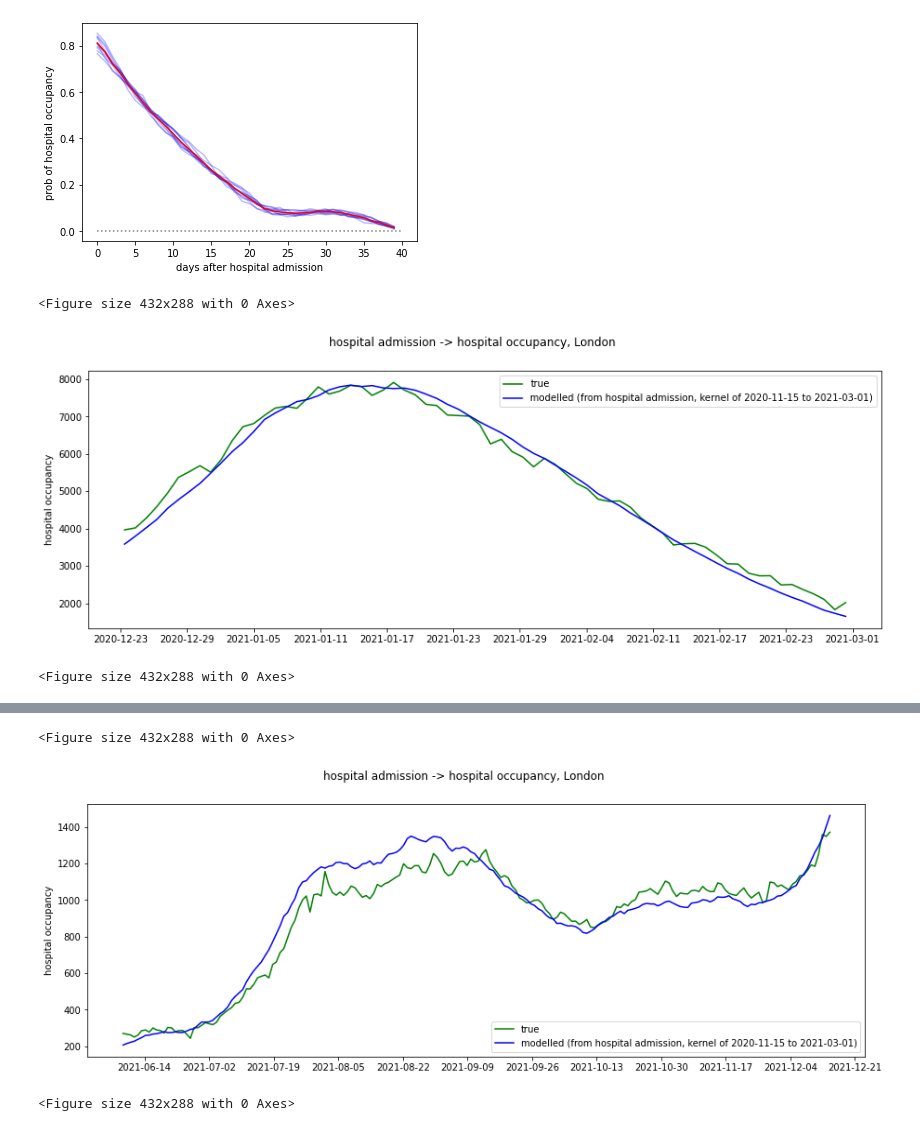
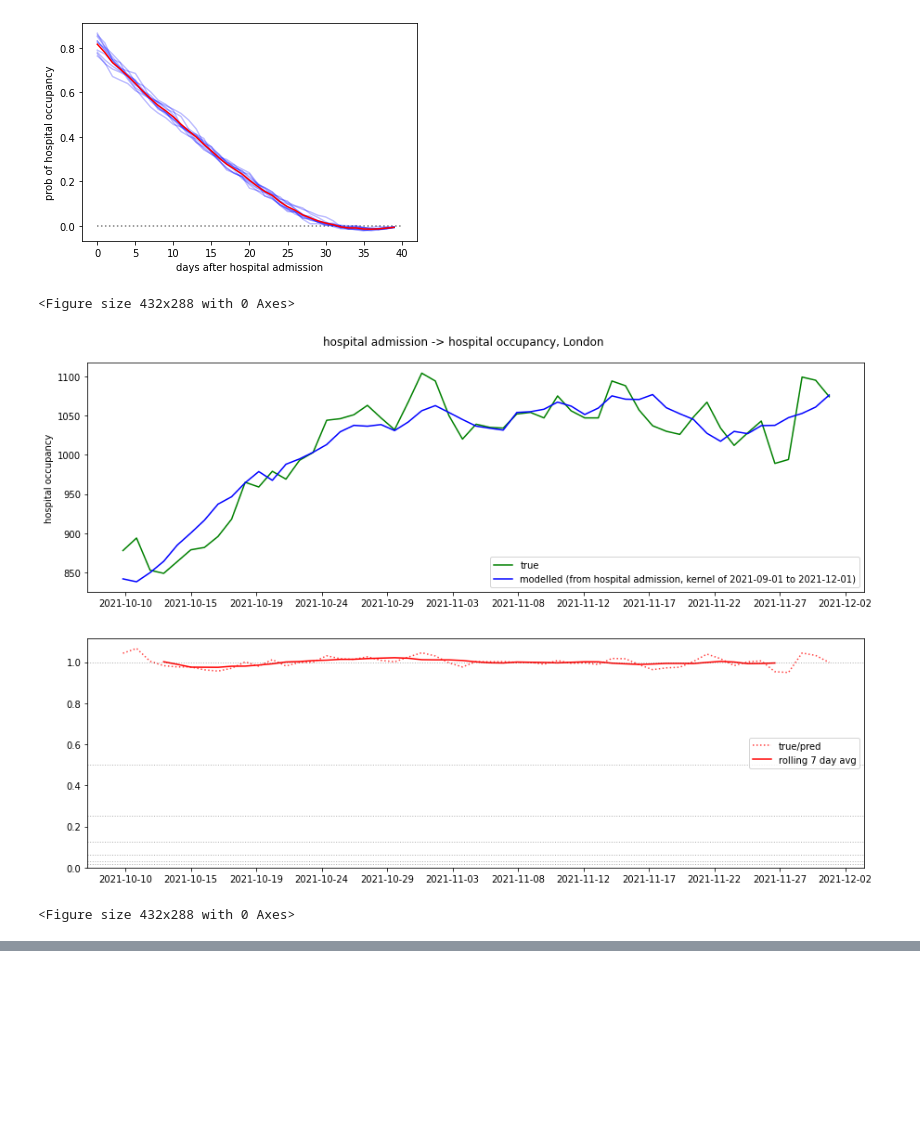
Before and after one commit to nicfreeman1209/covid-19, a Jupyter notebook: conv-estimator/conv_estimator_cumul.ipynb, the cells around one changed output, grey strips where cells are left out. Drawn from its saved outputs; the diff is of its cells as text; code cells hidden in the pictures; blank space fills up the shorter version.

```diff
--- a/conv-estimator/conv_estimator_cumul.ipynb
+++ b/conv-estimator/conv_estimator_cumul.ipynb
@@ -88,9 +88,9 @@ in_event = ""
 out_event = ""
 geographical_context = ""
 
-train_start_date = "2020-11-15"
-train_end_date = "2021-03-01"
-test_start_date = "2021-05-01"
+train_start_date = "2021-09-01"
+train_end_date = "2021-12-01"
+test_start_date = "2021-10-01"
 test_end_date = top_date
 # %%
 # set: England hosp admissions -> hosp occupancy
@@ -175,7 +175,7 @@ _minimizers = []
 
 for i in range(10):
     optimizer = GlobalBestPSO(n_particles=n_particles, dimensions=n_dim, options=options, bounds=bounds, init_pos=init_pos)
-    cost, pos = optimizer.optimize(g, 2000, verbose=True, n_processes=10)
+    cost, pos = optimizer.optimize(g, 1000, verbose=True, n_processes=10)
     _minimizers.append(pos)
 minimizers = np.array(_minimizers)
 # %% [output]
@@ -208,52 +208,47 @@ for i in range(len(minimizers[0])):
 avg_minimizer = np.array(avg_minimizer)
 plt.plot(z, cumsumflip(avg_minimizer), color="red", alpha=1)
 plt.xlabel("days after %s" % in_event)
 plt.ylabel("prob of %s" % out_event)
 plt.hlines(0, 0,len(z), ls="dotted", alpha=0.5, color="black")
 plt.savefig("%s__%s__kernel.png" % (in_event, out_event), bbox_inches='tight', facecolor='white', transparent=False)
 plt.show()
 
 def log2(a):
     return math.log2(a) if a>0 else math.log2(-a) if a<0 else 0
 
 # show fit to training & testing
 def make_graph(dates, kernel, in_stream, out_stream, test_train):
     plt.clf()
     assert(len(in_stream)==len(out_stream))
     assert(len(kernel)<=len(in_stream))
     true, pred = _g(avg_minimizer, in_stream, out_stream)
     x = dates[-len(true):]
-    fig, ax1 = plt.subplots(1,1, figsize=(15,5))
+    fig, axes = plt.subplots(2,1, figsize=(15,10))
+    ax1,ax2 = axes
     ax1.plot(x, true, color="green", label="true")
     ax1.plot(x, pred, color="blue", label="modelled (from %s, kernel of %s to %s)" % (in_event, train_start_date, train_end_date))
     ax1.set_ylabel("%s" % out_event)
     ax1.legend()
-    ax = plt.gca()
     n_marks = 11
-    ax.xaxis.set_major_locator(ticker.MultipleLocator(len(x)/n_marks))
-    fig.suptitle("%s -> %s, %s" % (in_event, out_event, geographical_context))
+    ax1.xaxis.set_major_locator(ticker.MultipleLocator(len(x)/n_marks))
+
+    ax2.plot(x, true/pred, color="red", alpha=0.75, ls="dotted", label="true/pred")
+    ax2.plot(x, N_avg_preserve(true/pred), color="red", label="rolling 7 day avg")
+    #ax2.axhline(y=(true/pred)[-1], ls="dashed", lw=1, alpha=0.3, color="black")
+    for i in range(7):
+        ax2.axhline(y=2**(-i), ls="dotted", lw=1, alpha=0.3, color="black")
+    ax2.set_ylim(0,None)
+    ax2.legend()
+    ax2.xaxis.set_major_locator(ticker.MultipleLocator(len(x)/n_marks))
+
+    fig.suptitle("%s -> %s, %s" % (in_event, out_event, geographical_context), y=0.92)
     plt.savefig("%s__%s__%s__%s.png" % (in_event, out_event, test_train, geographical_context), bbox_inches='tight', facecolor='white', transparent=False)
-    plt.show()
-
-    plt.clf()
-    fig, ax1 = plt.subplots(1,1, figsize=(15,5))
-    plt.plot(x, true/pred, color="red", alpha=0.5, ls="dotted", label="true/pred")
-    plt.plot(x, N_avg_preserve(true/pred), color="red", label="rolling 7 day avg")
-    plt.ylim(0,None)
-    #plt.axhline(y=(true/pred)[-1], ls="dashed", lw=1, alpha=0.3, color="black")
-    for i in range(7):
-        plt.axhline(y=2**(-i), ls="dotted", lw=1, alpha=0.3, color="black")
-    plt.legend()
-    ax = plt.gca()
-    ax.xaxis.set_major_locator(ticker.MultipleLocator(len(x)/n_marks))
-    fig.suptitle("%s -> %s, %s" % (in_event, out_event, geographical_context))
-    plt.savefig("%s__%s__%s__%s__ratio.png" % (in_event, out_event, test_train, geographical_context), bbox_inches='tight', facecolor='white', transparent=False)
     plt.show()
 
 make_graph(dates_train, avg_minimizer, train_in_stream, train_out_stream, "train")
 make_graph(dates_test, avg_minimizer, test_in_stream, test_out_stream, "test")
 # %% [output]
-[figure, old version]
+[figure, new version]
 <Figure size 432x288 with 0 Axes>
-[figure, old version]
+[figure, new version]
 <Figure size 432x288 with 0 Axes>
@@ -261,3 +255,0 @@ make_graph(dates_test, avg_minimizer, test_in_stream, test_out_stream, "test")
-<Figure size 432x288 with 0 Axes>
-[figure, removed]
-<Figure size 432x288 with 0 Axes>
```
Also changed, not shown: parts of 6 cells of this notebook, 3 other files.
